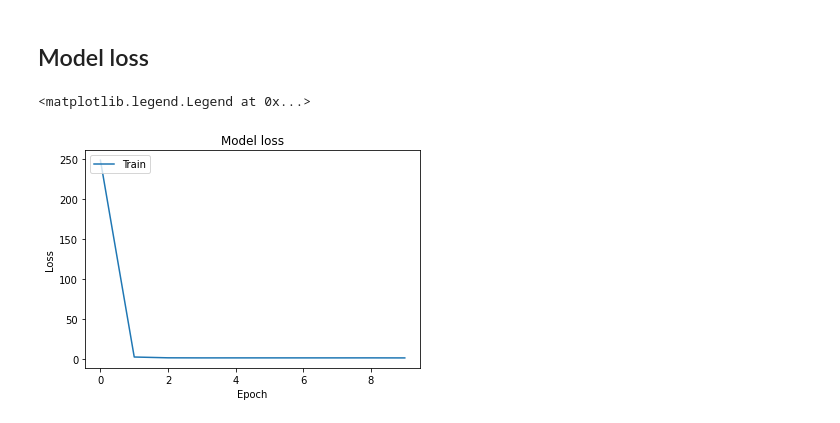
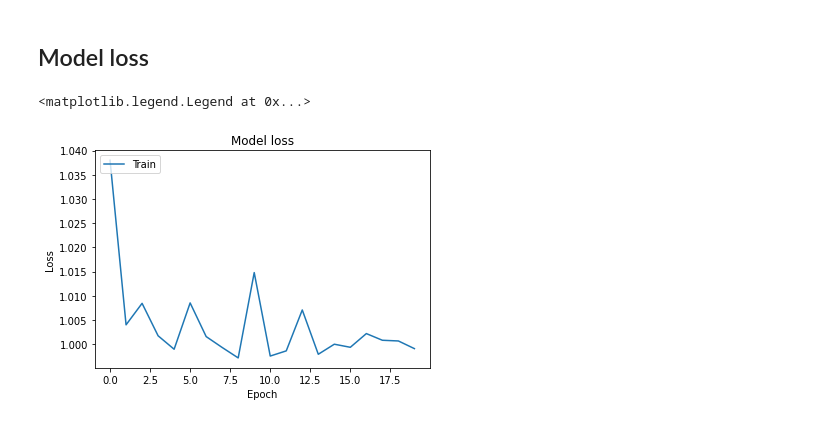
Before and after one commit to ArtemAvanesov/Face-recognition, a Jupyter notebook: face_recognition.ipynb, the cells around one changed output. Drawn from its saved outputs; the diff is of its cells as text; code cells hidden in the pictures.

```diff
--- a/face_recognition.ipynb
+++ b/face_recognition.ipynb
@@ -442,3 +427,10 @@ np.savez(folder_for_metadata +'/y', y=y)
+# %%
+readed = np.load(folder_for_metadata +'/metadata.npz')
+metadata = readed["metadata"]
+x = metadata[:,0]
+x = np.array(x, dtype='int64')
+y = metadata[:,1]
+y = np.array(y, dtype='int64')
 # %% [markdown]
 ## Functions for triples generation
 # %%
@@ -447,7 +439,7 @@ def get_triples_indices(grouped, n):
     list_labels = list(grouped.keys())
     pairs = []
     for i in range(0,n,1):
-      pairs.append(np.random.choice(list_labels, size=2, replace = False))
+        pairs.append(np.random.choice(list_labels, size=2, replace = False))
     pairs = np.array(pairs)
     positive_labels = pairs[:,0]
     negative_labels = pairs[:,1]
@@ -465,7 +457,26 @@ def get_triples_indices(grouped, n):
 
 def get_triples_data(x, grouped, n):
     indices = get_triples_indices(grouped, n)
-    return x[indices[:,0]], x[indices[:,1]], x[indices[:,2]]
+    x1,x2,x3 = [],[],[]
+    for i in indices[:,0]:
+      if x[i] < 55309:
+        x1.append(io.imread(folder_for_croped_actors + "/" + str(x[i]) + ".jpg"))
+      else:
+        x1.append(io.imread(folder_for_croped_actresses + "/" + str(x[i]) + ".jpg"))
+    for i in indices[:,1]:
+      if x[i] < 55309:
+        x2.append(io.imread(folder_for_croped_actors + "/" + str(x[i]) + ".jpg"))
+      else:
+        x2.append(io.imread(folder_for_croped_actresses + "/" + str(x[i]) + ".jpg"))
+    for i in indices[:,2]:
+      if x[i] < 55309:
+        x3.append(io.imread(folder_for_croped_actors + "/" + str(x[i]) + ".jpg"))
+      else:
+        x3.append(io.imread(folder_for_croped_actresses + "/" + str(x[i]) + ".jpg"))
+    x1 = np.array(x1)
+    x2 = np.array(x2)
+    x3 = np.array(x3)
+    return x1, x2, x3
 
 def triplet_generator(x, y, batch_size):
     grouped = defaultdict(list)
@@ -506,12 +539,12 @@ inputs = [anchor_input, positive_input, negative_input]
 outputs = [anchor_embedding, positive_embedding, negative_embedding]
 triplet_model = Model(inputs, outputs)
 triplet_model.add_loss(K.mean(triplet_loss(outputs[0], outputs[1], outputs[2])))
-triplet_model.compile(loss=None, optimizer='adam')
+triplet_model.compile(loss=None, optimizer='adam', metrics={"custom_accuracy": accuracy})
 # %%
 batch_size = 30
 
 history = triplet_model.fit_generator(triplet_generator(x, y, batch_size),
                                       steps_per_epoch=16,
-                                      epochs=10,
+                                      epochs=20,
                                       verbose=1)
 # %% [output]
@@ -542,9 +572,9 @@ triplet_model.save(folder_for_metadata + '/triplet.h5')
 # %%
 plt.plot(history.history['loss'])
 plt.title('Model loss')
 plt.ylabel('Loss')
 plt.xlabel('Epoch')
-plt.legend(['Train', loc='upper left')
+plt.legend(['Train'], loc='upper left')
 # %% [output]
 <matplotlib.legend.Legend at 0x...>
-[figure, old version]
+[figure, new version]
```
Also changed, not shown: parts of 11 cells of this notebook.
